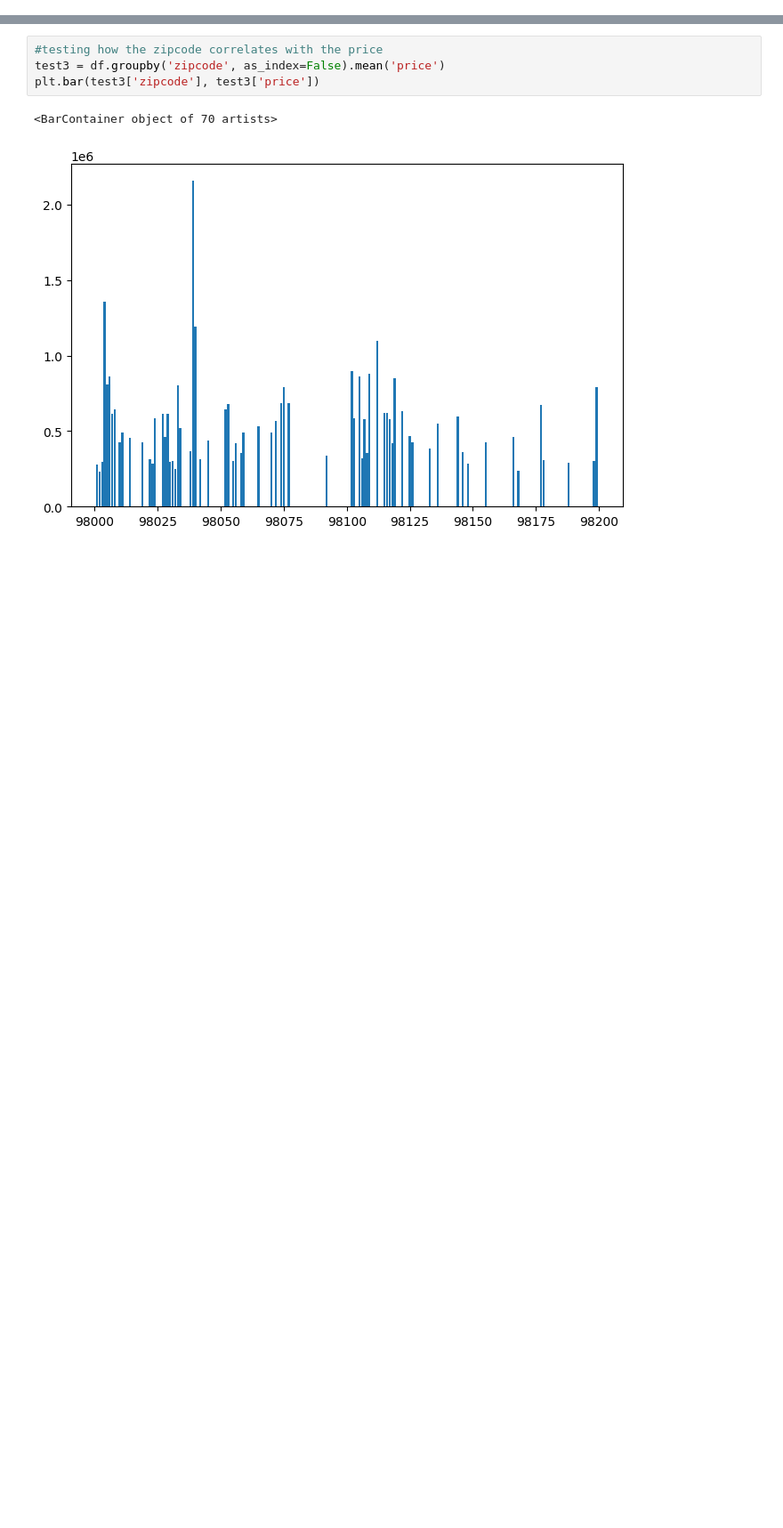
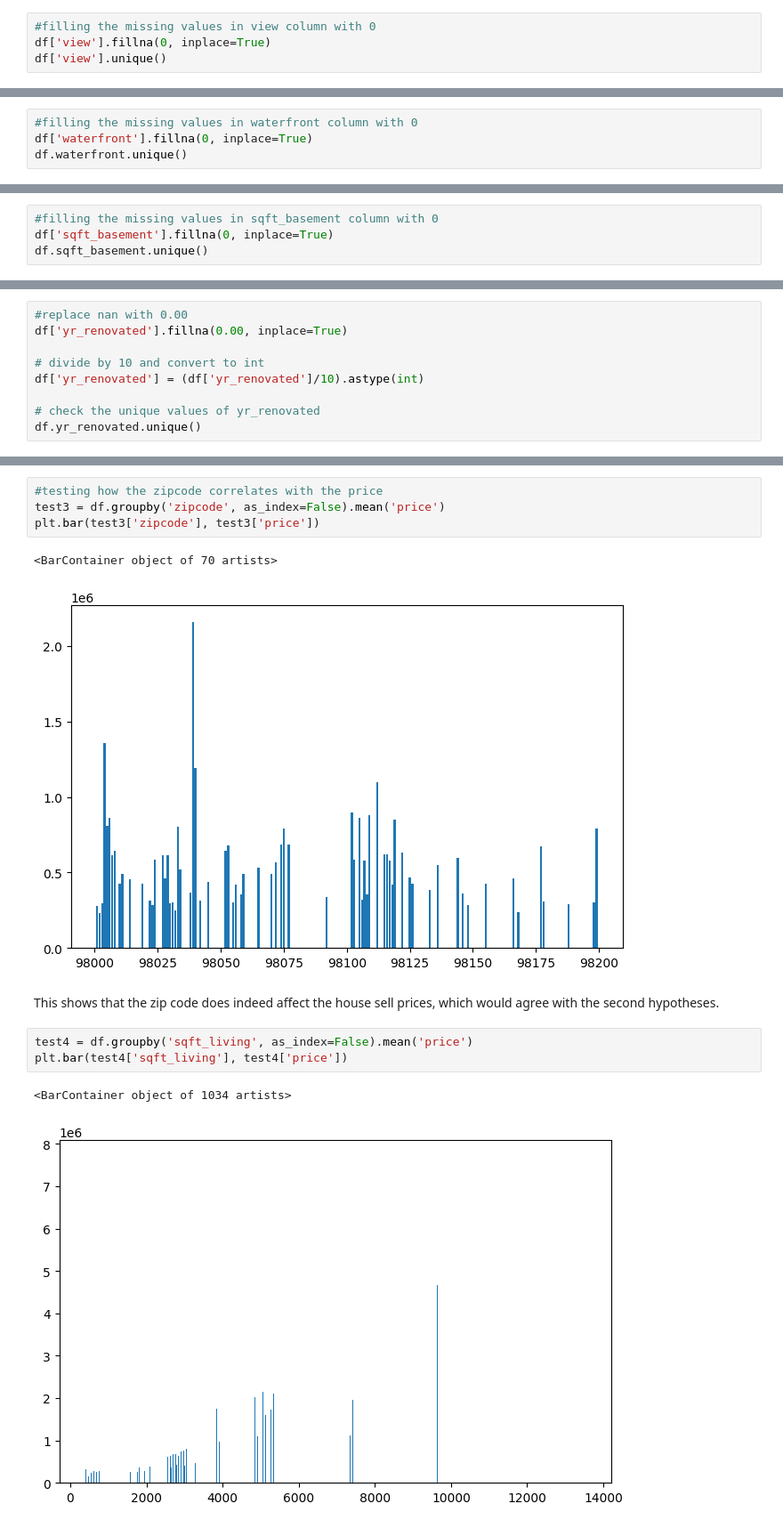
Before and after one commit to xMax991/EDA-Project, a Jupyter notebook: EDA.ipynb, the cells around one changed output, grey strips where cells are left out. Shown at 89% size. Saved outputs shown, nothing was run; the diff lists cells and outputs as text; blank space fills up the shorter version.

Commit message:
House selling complete

```diff
--- a/EDA.ipynb
+++ b/EDA.ipynb
@@ -101,0 +103,4 @@ df.waterfront.nunique()
+# %%
+#filling the missing values in view column with 0
+df['view'].fillna(0, inplace=True)
+df['view'].unique()
@@ -101,0 +114,4 @@ df.waterfront.nunique()
+# %%
+#filling the missing values in waterfront column with 0
+df['waterfront'].fillna(0, inplace=True)
+df.waterfront.unique()
@@ -101,0 +154,4 @@ df.waterfront.nunique()
+# %%
+#filling the missing values in sqft_basement column with 0
+df['sqft_basement'].fillna(0, inplace=True)
+df.sqft_basement.unique()
@@ -101,0 +176,9 @@ df.waterfront.nunique()
+# %%
+#replace nan with 0.00
+df['yr_renovated'].fillna(0.00, inplace=True)
+
+# divide by 10 and convert to int
+df['yr_renovated'] = (df['yr_renovated']/10).astype(int)
+
+# check the unique values of yr_renovated
+df.yr_renovated.unique()
@@ -121,3 +237,11 @@ plt.bar(test3['zipcode'], test3['price'])
 # %% [output]
 <BarContainer object of 70 artists>
 [figure]
+# %% [markdown]
+This shows that the zip code does indeed affect the house sell prices, which would agree with the second hypotheses.
+# %%
+test4 = df.groupby('sqft_living', as_index=False).mean('price')
+plt.bar(test4['sqft_living'], test4['price'])
+# %% [output]
+<BarContainer object of 1034 artists>
+[figure, added]
```
Also changed, not shown: parts of 82 cells of this notebook.
